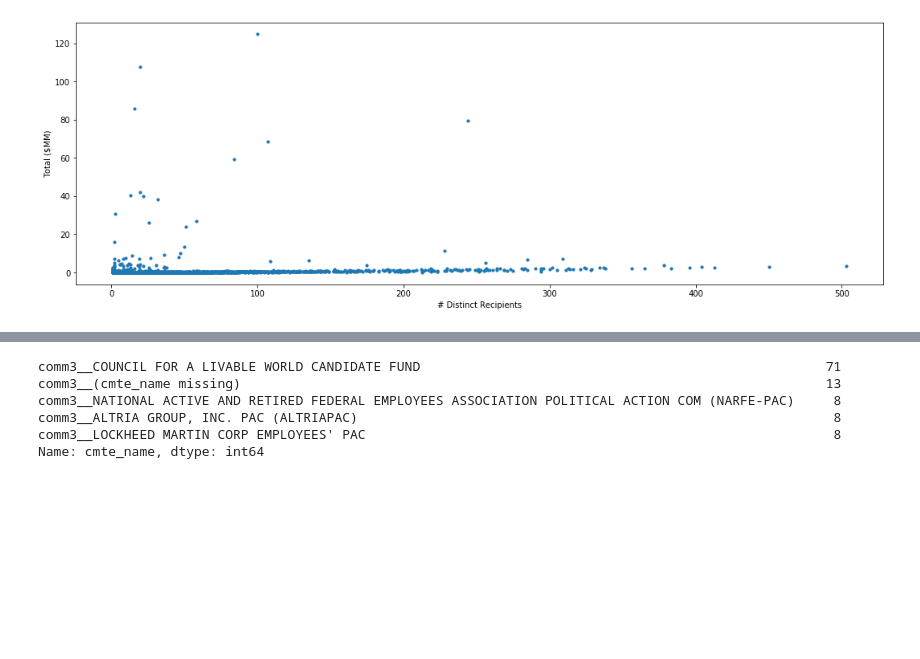
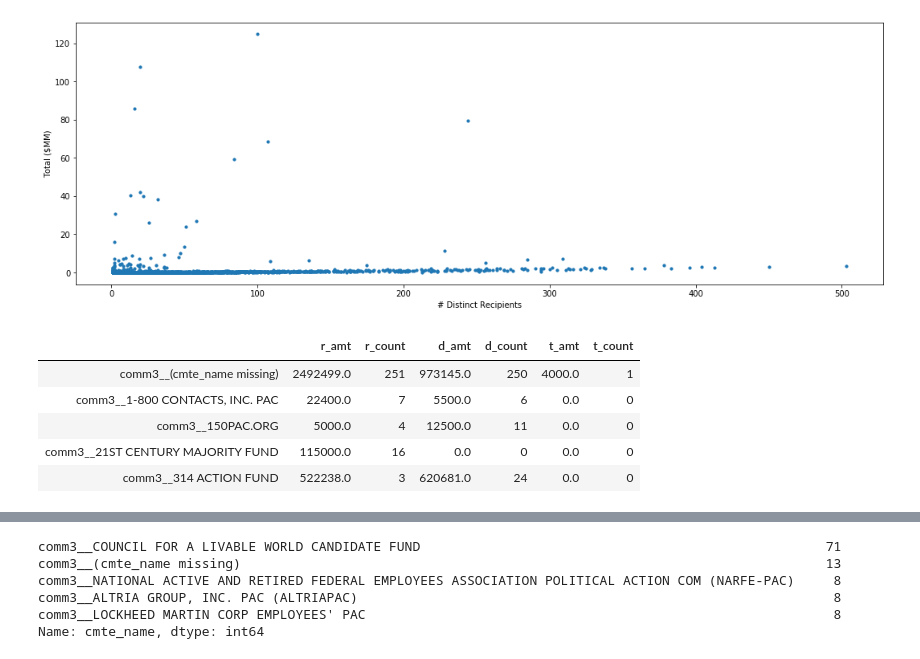
Before and after one commit to volsweep/volsweep.github.io, a Jupyter notebook: projects/FEC/2018/04bii - 2018_CommitteeContributions_EDA1.ipynb, the cells around one changed output, grey strips where cells are left out. Saved outputs shown, nothing was run; the diff lists cells and outputs as text; code cells hidden in the pictures; blank space fills up the shorter version.

```diff
--- a/projects/FEC/2018/04bii - 2018_CommitteeContributions_EDA1.ipynb
+++ b/projects/FEC/2018/04bii - 2018_CommitteeContributions_EDA1.ipynb
@@ -123,29 +123,36 @@ plt.show();
 # %% [output]
 [figure]
 # %%
-# rows = []
-# for comm in list(spent.index):
-#     lil_row = []
-#     lil_cand = cand[cand[comm] > 0]
-#     for which in ['Republican', 'Democrat', 'Third party']:
-#         liller_cand = lil_cand[lil_cand['cand_pty_affiliation'] == which]
-#         lil_row.append(liller_cand[comm].sum())
-#         lil_row.append(len(liller_cand.drop_duplicates(['cand_id'], keep = 'first')))
-#     rows.append(lil_row)
+rows = []
+for comm in list(spent.index):
+    lil_row = []
+    lil_cand = cand[cand[comm] > 0]
+    for which in ['Republican', 'Democrat', 'Third party']:
+        liller_cand = lil_cand[lil_cand['cand_pty_affiliation'] == which]
+        lil_row.append(liller_cand[comm].sum())
+        lil_row.append(len(liller_cand.drop_duplicates(['cand_id'], keep = 'first')))
+    rows.append(lil_row)
 
-# rows = pd.DataFrame(
-#     rows,
-#     columns = [
-#         'r_amt',
-#         'r_count',
-#         'd_amt',
-#         'd_count',
-#         't_amt',
-#         't_count',
-#     ],
-#     index = list(spent['cmte_name'].values),
-# )
+rows = pd.DataFrame(
+    rows,
+    columns = [
+        'r_amt',
+        'r_count',
+        'd_amt',
+        'd_count',
+        't_amt',
+        't_count',
+    ],
+    index = list(spent['cmte_name'].values),
+)
 
-# rows.sort_index(inplace = True)
-# rows.head()
+rows.sort_index(inplace = True)
+rows.head()
+# %% [output]
+|  | r_amt | r_count | d_amt | d_count | t_amt | t_count |
+| comm3__(cmte_name missing) | 2492499.0 | 251 | 973145.0 | 250 | 4000.0 | 1 |
+| comm3__1-800 CONTACTS, INC. PAC | 22400.0 | 7 | 5500.0 | 6 | 0.0 | 0 |
+| comm3__150PAC.ORG | 5000.0 | 4 | 12500.0 | 11 | 0.0 | 0 |
+| comm3__21ST CENTURY MAJORITY FUND | 115000.0 | 16 | 0.0 | 0 | 0.0 | 0 |
+| comm3__314 ACTION FUND | 522238.0 | 3 | 620681.0 | 24 | 0.0 | 0 |
 # %%
```
Also changed, not shown: parts of 9 cells of this notebook, 7 other files.
